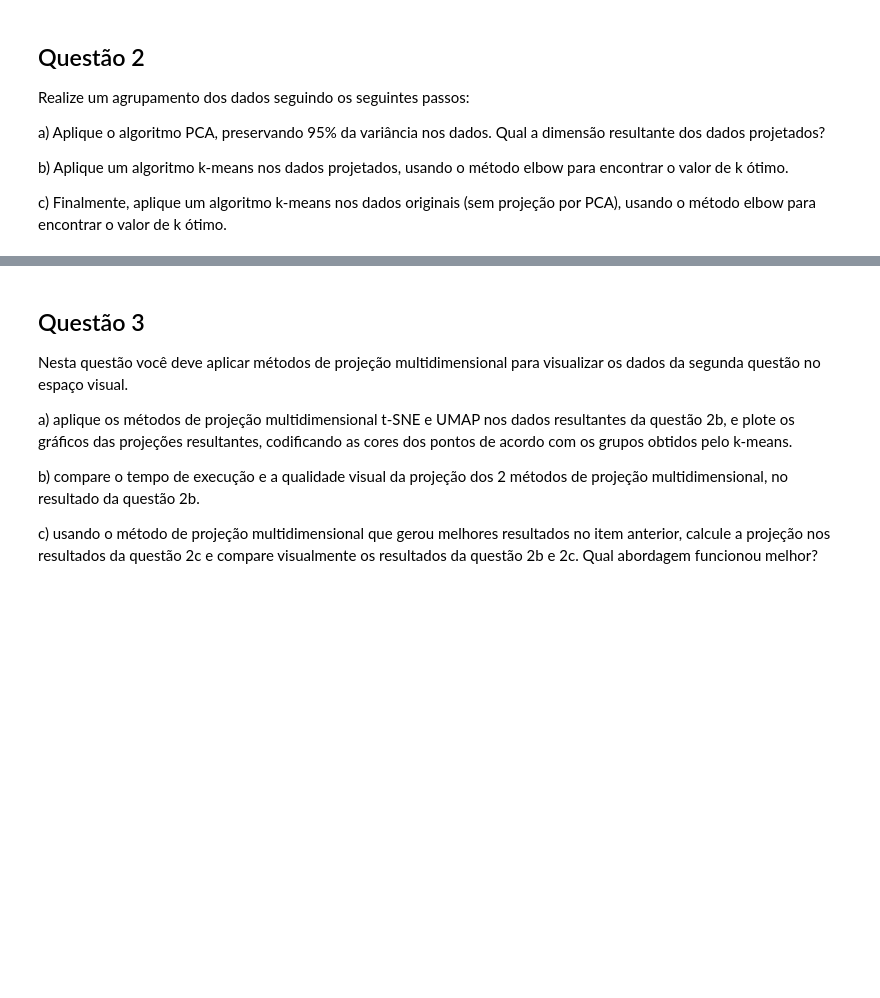
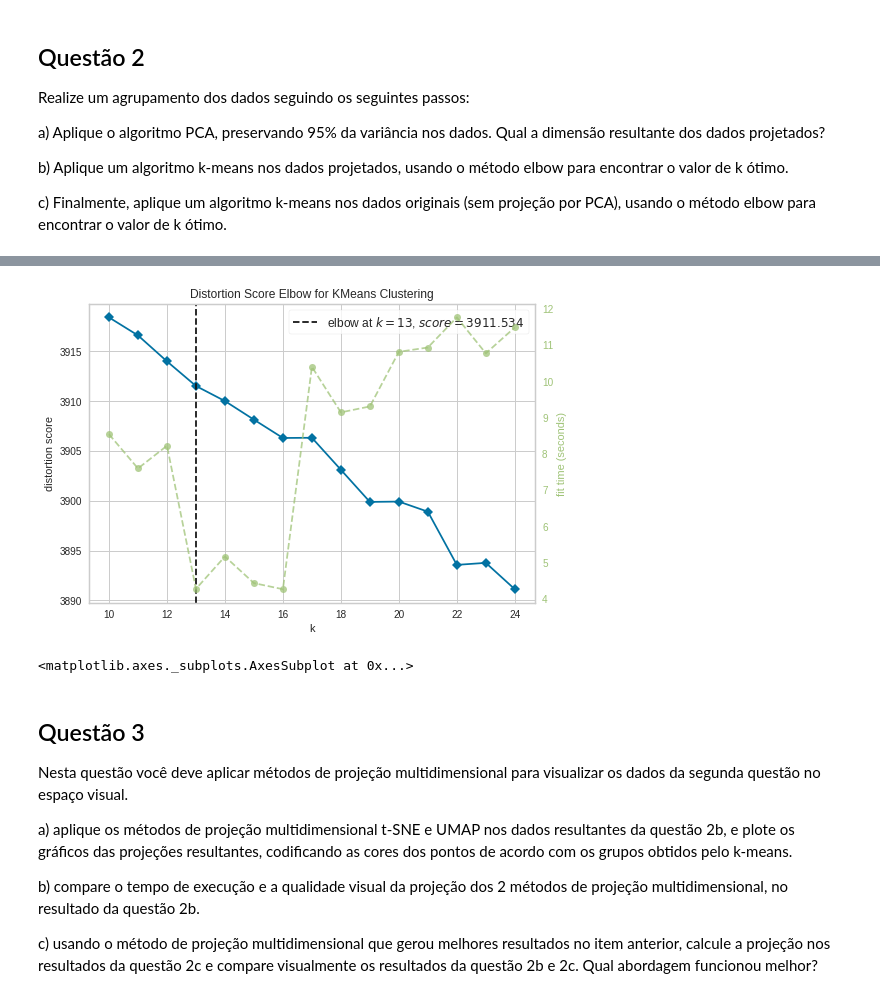
Before and after one commit to audreyemmely/natural-language-processing, a Jupyter notebook: pln_lista4.ipynb, the cells around one changed output, grey strips where cells are left out. Cells and saved outputs as stored; diff of their text form; code cells hidden in the pictures; blank space fills up the shorter version.

```diff
--- a/pln_lista4.ipynb
+++ b/pln_lista4.ipynb
@@ -157,0 +185,7 @@ por PCA), usando o método elbow para encontrar o valor de k ótimo.
+# %%
+visualizer = KElbowVisualizer(KMeans(), k=(10, 25), metric='distortion')
+visualizer.fit(X)
+visualizer.show()
+# %% [output]
+[figure, added]
+<matplotlib.axes._subplots.AxesSubplot at 0x...>
```
Also changed, not shown: parts of 13 cells of this notebook.
